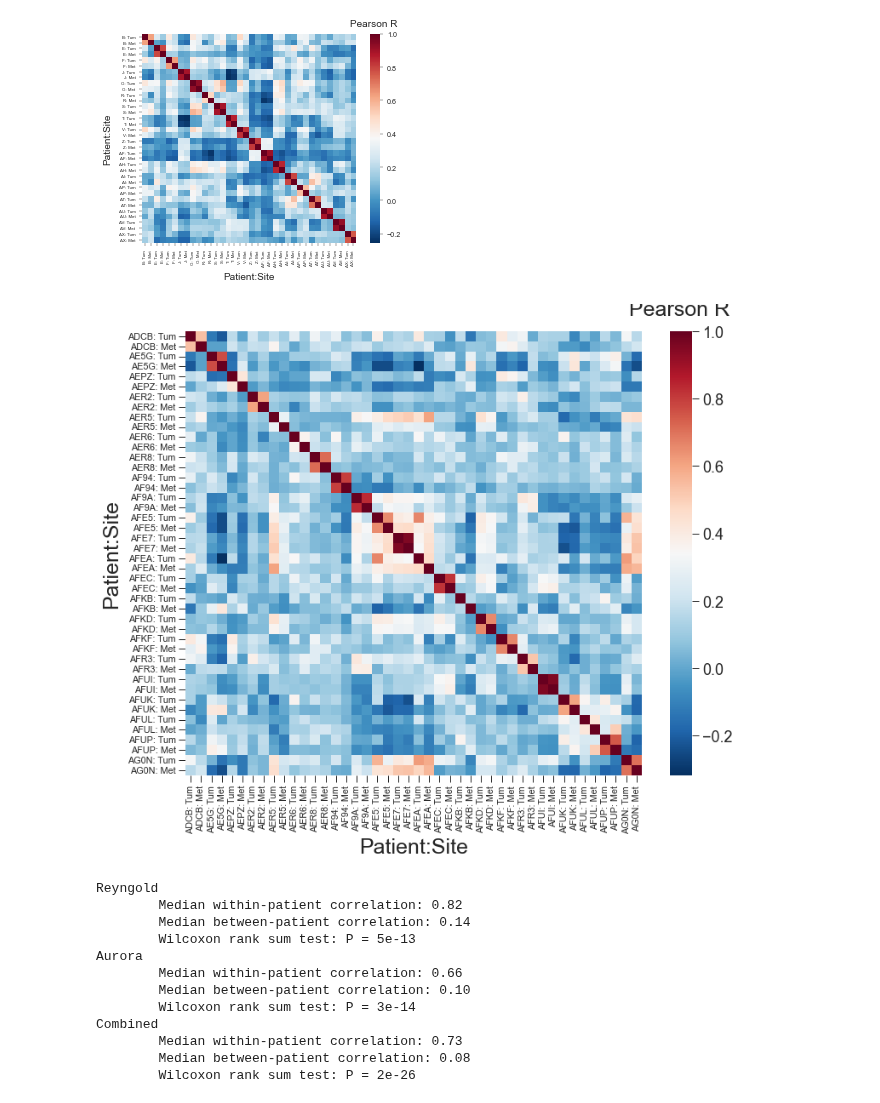
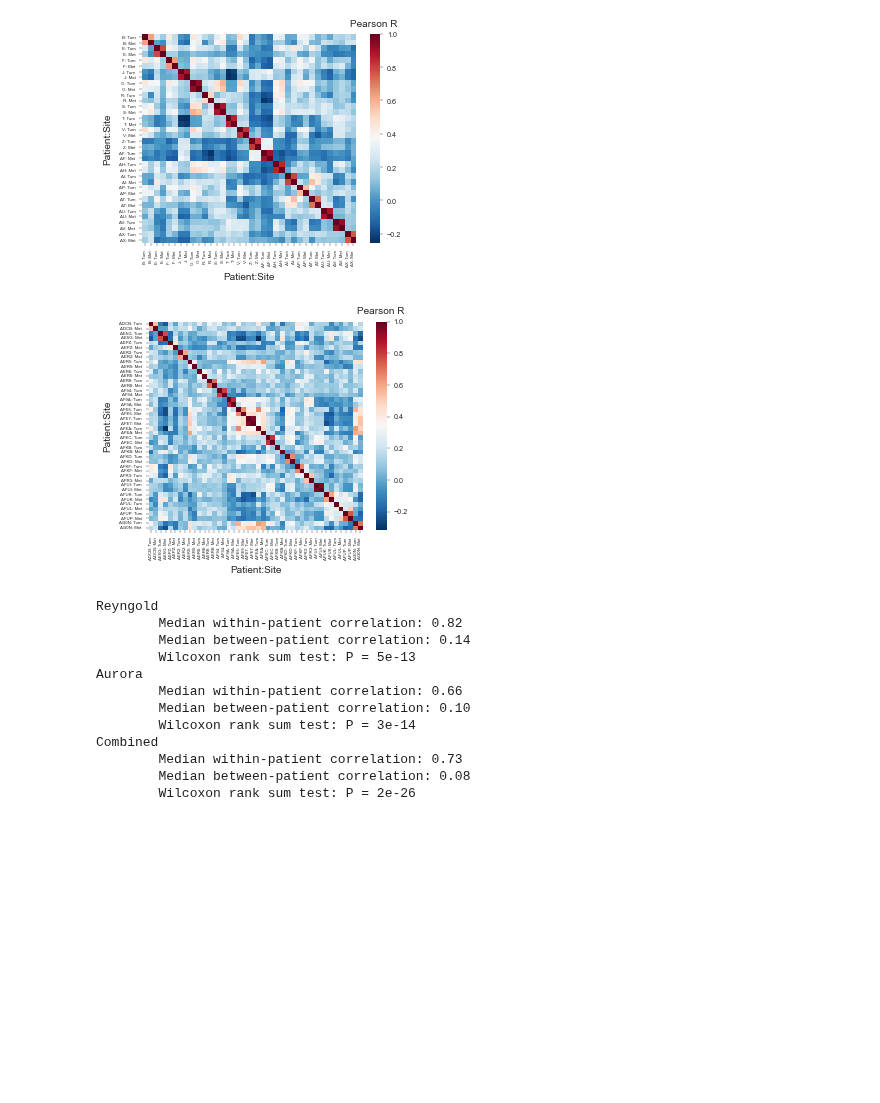
Before and after one commit to danmonyak/EpiClockInvasiveBRCA, a Jupyter notebook: Analysis/Multi-sample.ipynb, the cells around one changed output. Saved outputs shown, nothing was run; the diff lists cells and outputs as text; code cells hidden in the pictures; blank space fills up the shorter version.

```diff
--- a/Analysis/Multi-sample.ipynb
+++ b/Analysis/Multi-sample.ipynb
@@ -112,34 +120,35 @@ fig.savefig(os.path.join(figure_outdir, 'prim-met_heatmap.pdf'), format='pdf', p
 # %% [output]
 [figure]
-# %%
-cohort = 'Aurora'
-sf = 1
-
-fig, ax = plt.subplots(figsize=square_figsize * 2.4 * sf)
-
-cmap = colormaps['RdBu'].reversed()
-cmap.set_bad('lightgray', 1.)
-sns.heatmap(ax=ax, data=correlation_df[cohort], cmap=cmap, cbar_kws={'label':'Pearson R'})
-cbar_ax = ax.figure.axes[-1]
-cbar_ax.yaxis.label.set_size(labelfontsize * sf)
-cbar_ax.tick_params(labelsize=ticksfontsize * sf, width=sf, length=8 * sf)
-
-cbar_ax.set_ylabel(cbar_ax.get_ylabel(), rotation=0)
-cbar_ax.yaxis.set_label_coords(0.4, 1.07)
-
-ax.set_xlabel('Patient:Site', fontsize=labelfontsize * sf)
-ax.set_ylabel('Patient:Site', fontsize=labelfontsize * sf)
-ax.xaxis.set_label_coords(0.5, -0.14)
-ax.yaxis.set_label_coords(-0.14, 0.5)
-
-ax.tick_params(axis='both', labelsize=ticksfontsize * 0.6 * sf, width=sf, length=8 * sf)
-# ticks = np.sort(np.concatenate([ax.get_xticks(), ax.get_xticks() + 1]))
-# ax.set_xticks(ticks, correlation_df[cohort].index)
-# ax.set_yticks(ticks, correlation_df[cohort].index)
-
-# fig.savefig(os.path.join(figure_outdir, 'prim-met_heatmap.pdf'), format='pdf', pad_inches=0.1)
-# %% [output]
-[figure, removed]
+# %%
+sf = 0.4
+
+cohort = 'Aurora'
+
+fig, ax = plt.subplots(figsize=square_figsize * 2.4 * sf)
+
+cmap = colormaps['RdBu'].reversed()
+cmap.set_bad('lightgray', 1.)
+sns.heatmap(ax=ax, data=correlation_df[cohort], cmap=cmap, cbar_kws={'label':'Pearson R'})
+cbar_ax = ax.figure.axes[-1]
+cbar_ax.yaxis.label.set_size(labelfontsize * sf)
+cbar_ax.tick_params(labelsize=ticksfontsize * sf, width=sf, length=8 * sf)
+
+cbar_ax.set_ylabel(cbar_ax.get_ylabel(), rotation=0)
+cbar_ax.yaxis.set_label_coords(0.4, 1.07)
+
+ax.set_xlabel('Patient:Site', fontsize=labelfontsize * sf)
+ax.set_ylabel('Patient:Site', fontsize=labelfontsize * sf)
+ax.xaxis.set_label_coords(0.5, -0.17)
+ax.yaxis.set_label_coords(-0.17, 0.5)
+
+ax.tick_params(axis='both', labelsize=ticksfontsize * 0.6 * sf, width=sf, length=8 * sf)
+ticks = np.sort(np.concatenate([ax.get_xticks(), ax.get_xticks() + 1, ax.get_xticks() + 2]))[:-1]
+ax.set_xticks(ticks, correlation_df[cohort].index)
+ax.set_yticks(ticks, correlation_df[cohort].index)
+
+fig.savefig(os.path.join(figure_outdir, f'{cohort}_prim-met_heatmap.pdf'), format='pdf', pad_inches=0.1)
+# %% [output]
+[figure, added]
 # %%
 ## Significant difference between between-patient correlations and same-patient correlations
 
```
Also changed, not shown: parts of 11 cells of this notebook, 39 other files.
